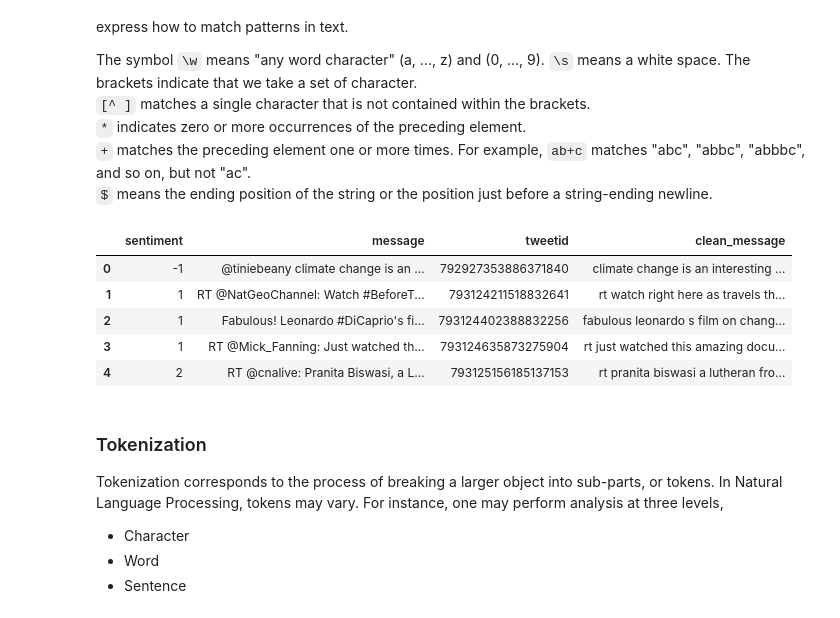
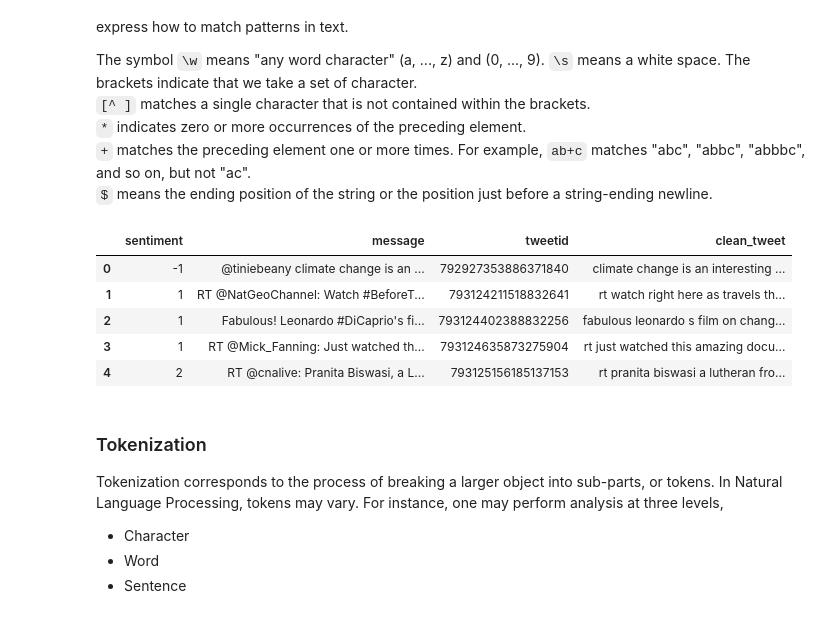
Before and after one commit to adevilde/Twitter-Climate-Change-Sentiment-Analysis, a Jupyter notebook: Twitter_Climate_Change_Sentiment.ipynb, the cells around one changed output. Saved outputs shown, nothing was run; the diff lists cells and outputs as text; code cells hidden in the pictures.

```diff
--- a/Twitter_Climate_Change_Sentiment.ipynb
+++ b/Twitter_Climate_Change_Sentiment.ipynb
@@ -368,13 +370,13 @@ def clean_text(text):
 # %%
 # Create a copy of the dataframe to avoid modifying the original dataframe
 tweets = df.copy()
 
 # Apply the clean_text function to the 'message' column
-tweets['clean_message'] = tweets['message'].apply(clean_text)
+tweets['clean_tweet'] = tweets['message'].apply(clean_text)
 
 tweets.head()
 # %% [output]
-|  | sentiment | message | tweetid | clean_message |
+|  | sentiment | message | tweetid | clean_tweet |
 | 0 | -1 | @tiniebeany climate change is an ... | 792927353886371840 | climate change is an interesting ... |
 | 1 | 1 | RT @NatGeoChannel: Watch #BeforeT... | 793124211518832641 | rt watch right here as travels th... |
 | 2 | 1 | Fabulous! Leonardo #DiCaprio's fi... | 793124402388832256 | fabulous leonardo s film on chang... |
```
Also changed, not shown: parts of 11 cells of this notebook.
